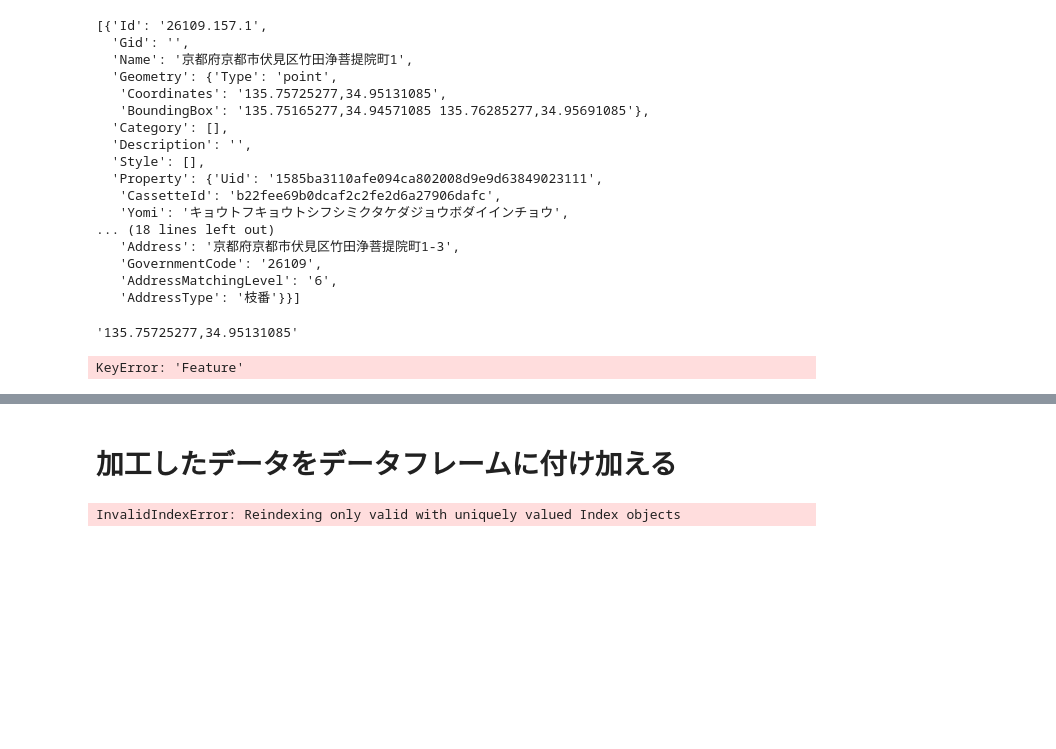
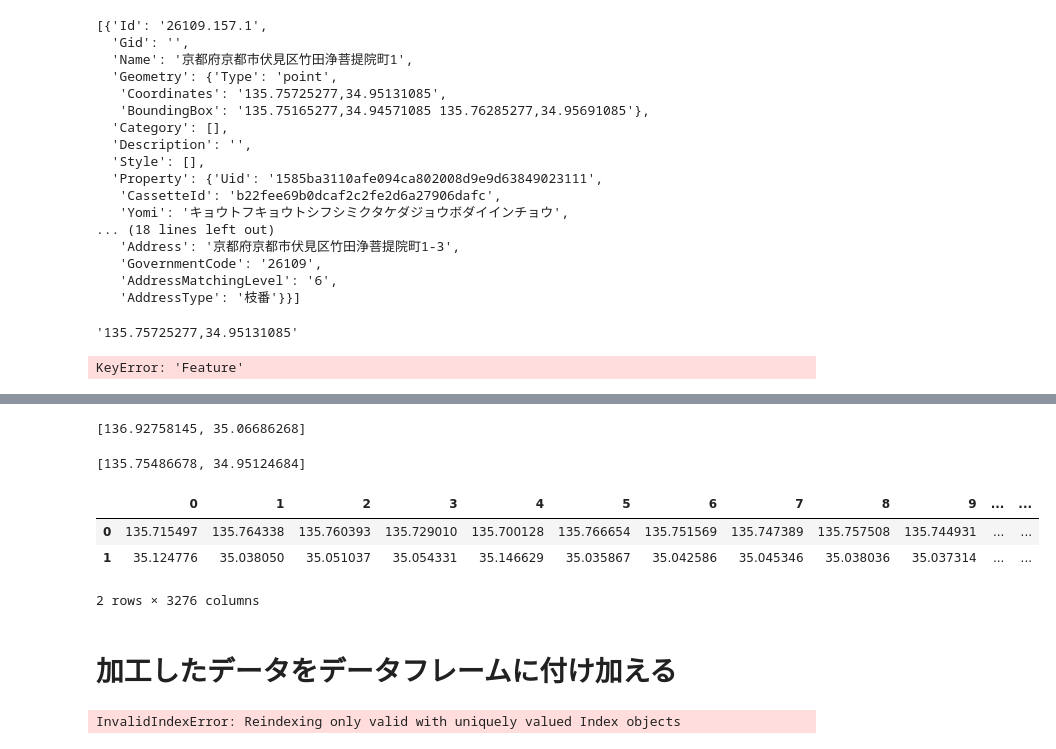
Before and after one commit to mazarimono/pyosaka201812, a Jupyter notebook: pyOsaka.ipynb, the cells around one changed output, grey strips where cells are left out. Drawn from its saved outputs; the diff is of its cells as text; code cells hidden in the pictures; blank space fills up the shorter version.

```diff
--- a/pyOsaka.ipynb
+++ b/pyOsaka.ipynb
@@ -455,0 +465,8 @@ test
+# %%
+test
+# %% [output]
+[136.92758145, 35.06686268]
+# %%
+test
+# %% [output]
+[135.75486678, 34.95124684]
@@ -455,0 +477,7 @@ test
+# %%
+df_keido
+# %% [output]
+|  | 0 | 1 | 2 | 3 | 4 | 5 | 6 | 7 | 8 | 9 | ... | ... |
+| 0 | 135.715497 | 135.764338 | 135.760393 | 135.729010 | 135.700128 | 135.766654 | 135.751569 | 135.747389 | 135.757508 | 135.744931 | ... | ... |
+| 1 | 35.124776 | 35.038050 | 35.051037 | 35.054331 | 35.146629 | 35.035867 | 35.042586 | 35.045346 | 35.038036 | 35.037314 | ... | ... |
+2 rows × 3276 columns
```
Also changed, not shown: parts of 18 cells of this notebook, 2 other files.
